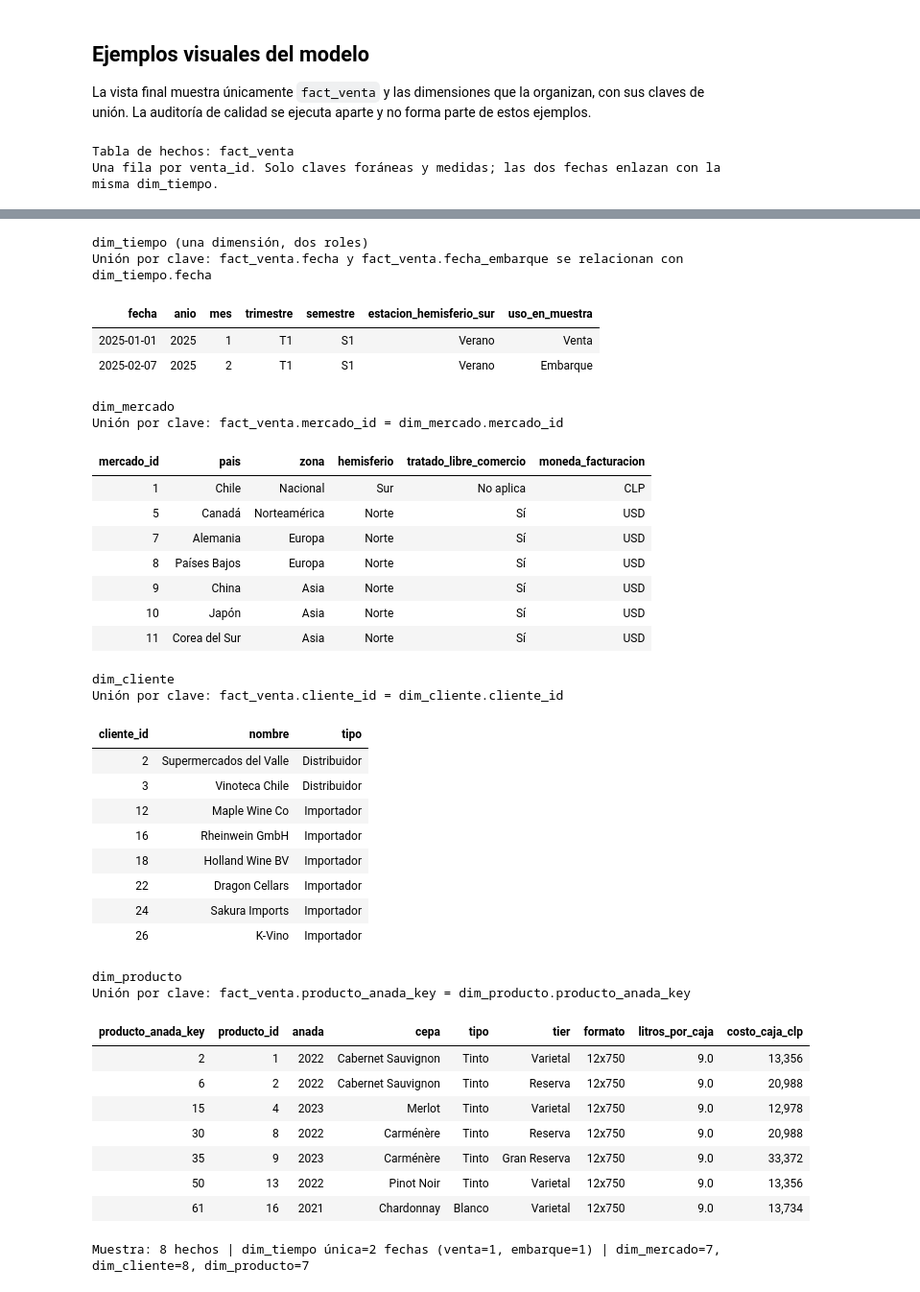
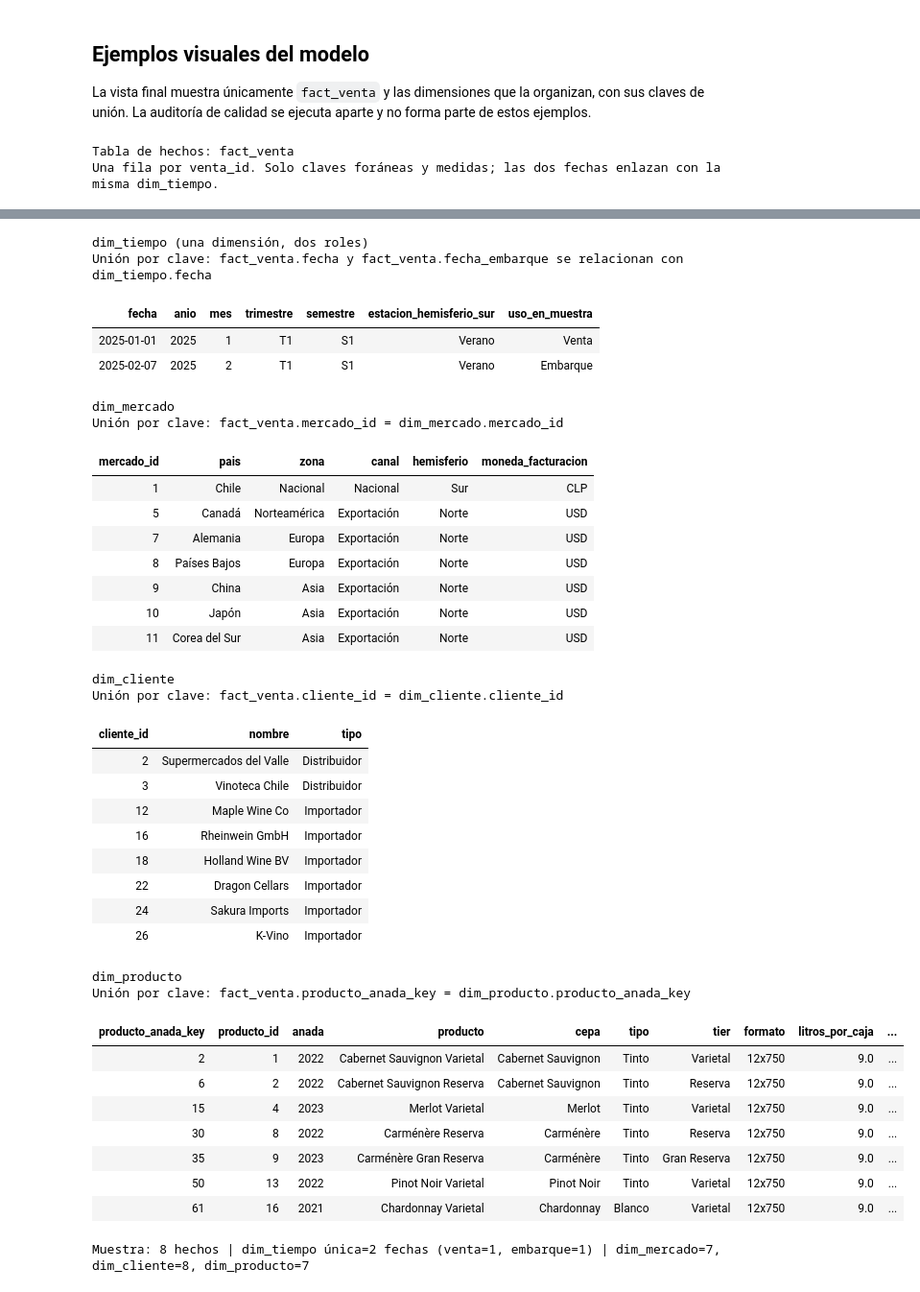
Before and after one commit to mtombolini/vina-vallehondo-bi, a Jupyter notebook: notebooks/03_modelado_estrella.ipynb, the cells around one changed output, grey strips where cells are left out. Shown at 96% size. Saved outputs shown, nothing was run; the diff lists cells and outputs as text; code cells hidden in the pictures.

```diff
--- a/notebooks/03_modelado_estrella.ipynb
+++ b/notebooks/03_modelado_estrella.ipynb
@@ -213,17 +203,8 @@ dim_producto = dim_producto.merge(
 )
 assert dim_producto["tipo"].notna().all(), "Hay productos sin tipo de vino en el maestro de cepas."
 dim_producto = dim_producto[
-    [
-        "producto_anada_key",
-        "producto_id",
-        "anada",
-        "cepa",
-        "tipo",
-        "tier",
-        "formato",
-        "litros_por_caja",
-        "costo_caja_clp",
-    ]
+    ["producto_anada_key", "producto_id", "anada", "producto", "cepa", "tipo",
+     "tier", "formato", "litros_por_caja", "costo_caja_clp"]
 ]
 print("Tipo de vino unido desde el maestro de cepas:")
 print(dim_producto.groupby(["cepa", "tipo"]).size().rename("producto-añada"))
@@ -553,29 +530,9 @@ def tabla_html(frame, fechas=(), numeros=(), montos=()):
     return vista.to_html(index=False, classes="star-table", border=0)
 
 
-columnas_hecho = [
-    "venta_id",
-    "fecha",
-    "mercado_id",
-    "cliente_id",
-    "producto_anada_key",
-    "fecha_embarque",
-    "cajas",
-    "litros",
-    "monto_bruto",
-    "monto_descuento",
-    "ingreso_neto_moneda_original",
-    "ingreso_neto_clp_fecha_venta",
-    "ingreso_neto_clp_fecha_embarque",
-    "costo_total_clp",
-]
+columnas_hecho = fact_venta.columns.tolist()
 columnas_monto_hecho = [
-    "monto_bruto",
-    "monto_descuento",
-    "ingreso_neto_moneda_original",
-    "ingreso_neto_clp_fecha_venta",
-    "ingreso_neto_clp_fecha_embarque",
-    "costo_total_clp",
+    c for c in columnas_hecho if c.startswith(("monto_", "ingreso_", "costo_"))
 ]
 html_hecho = tabla_html(
     muestra_fact[columnas_hecho],
@@ -679,47 +636,47 @@ Tabla de hechos: fact_venta
 Una fila por venta_id. Solo claves foráneas y medidas; las dos fechas enlazan con la misma dim_tiempo.
 | venta_id | fecha | mercado_id | cliente_id | producto_anada_key | fecha_embarque | cajas | litros | monto_bruto | ... |
 | 400001 | 2025-01-01 | 1 | 2 | 15 | - | 170.0 | 1,530.0 | 3,700,730 | ... |
 | 400002 | 2025-01-01 | 9 | 22 | 30 | - | 154.0 | 1,386.0 | 6,981 | ... |
 | 400003 | 2025-01-01 | 10 | 24 | 35 | - | 206.0 | 1,854.0 | 15,378 | ... |
 | 400004 | 2025-01-01 | 1 | 3 | 2 | - | 190.0 | 1,710.0 | 4,036,550 | ... |
 | 400005 | 2025-01-01 | 11 | 26 | 50 | - | 183.0 | 1,647.0 | 4,473 | ... |
 | 400006 | 2025-01-01 | 8 | 18 | 15 | - | 63.0 | 567.0 | 1,453 | ... |
 | 400007 | 2025-01-01 | 7 | 16 | 61 | 2025-02-07 | 27.0 | 243.0 | 663 | ... |
 | 400008 | 2025-01-01 | 5 | 12 | 6 | - | 146.0 | 1,314.0 | 6,409 | ... |
 dim_tiempo (una dimensión, dos roles)
 Unión por clave: fact_venta.fecha y fact_venta.fecha_embarque se relacionan con dim_tiempo.fecha
 | fecha | anio | mes | trimestre | semestre | estacion_hemisferio_sur | uso_en_muestra |
 | 2025-01-01 | 2025 | 1 | T1 | S1 | Verano | Venta |
 | 2025-02-07 | 2025 | 2 | T1 | S1 | Verano | Embarque |
 dim_mercado
 Unión por clave: fact_venta.mercado_id = dim_mercado.mercado_id
-| mercado_id | pais | zona | hemisferio | tratado_libre_comercio | moneda_facturacion |
-| 1 | Chile | Nacional | Sur | No aplica | CLP |
-| 5 | Canadá | Norteamérica | Norte | Sí | USD |
-| 7 | Alemania | Europa | Norte | Sí | USD |
-| 8 | Países Bajos | Europa | Norte | Sí | USD |
-| 9 | China | Asia | Norte | Sí | USD |
-| 10 | Japón | Asia | Norte | Sí | USD |
-| 11 | Corea del Sur | Asia | Norte | Sí | USD |
+| mercado_id | pais | zona | canal | hemisferio | moneda_facturacion |
+| 1 | Chile | Nacional | Nacional | Sur | CLP |
+| 5 | Canadá | Norteamérica | Exportación | Norte | USD |
+| 7 | Alemania | Europa | Exportación | Norte | USD |
+| 8 | Países Bajos | Europa | Exportación | Norte | USD |
+| 9 | China | Asia | Exportación | Norte | USD |
+| 10 | Japón | Asia | Exportación | Norte | USD |
+| 11 | Corea del Sur | Asia | Exportación | Norte | USD |
 dim_cliente
 Unión por clave: fact_venta.cliente_id = dim_cliente.cliente_id
 | cliente_id | nombre | tipo |
 | 2 | Supermercados del Valle | Distribuidor |
 | 3 | Vinoteca Chile | Distribuidor |
 | 12 | Maple Wine Co | Importador |
 | 16 | Rheinwein GmbH | Importador |
 | 18 | Holland Wine BV | Importador |
 | 22 | Dragon Cellars | Importador |
 | 24 | Sakura Imports | Importador |
 | 26 | K-Vino | Importador |
 dim_producto
 Unión por clave: fact_venta.producto_anada_key = dim_producto.producto_anada_key
-| producto_anada_key | producto_id | anada | cepa | tipo | tier | formato | litros_por_caja | costo_caja_clp |
-| 2 | 1 | 2022 | Cabernet Sauvignon | Tinto | Varietal | 12x750 | 9.0 | 13,356 |
-| 6 | 2 | 2022 | Cabernet Sauvignon | Tinto | Reserva | 12x750 | 9.0 | 20,988 |
-| 15 | 4 | 2023 | Merlot | Tinto | Varietal | 12x750 | 9.0 | 12,978 |
-| 30 | 8 | 2022 | Carménère | Tinto | Reserva | 12x750 | 9.0 | 20,988 |
-| 35 | 9 | 2023 | Carménère | Tinto | Gran Reserva | 12x750 | 9.0 | 33,372 |
-| 50 | 13 | 2022 | Pinot Noir | Tinto | Varietal | 12x750 | 9.0 | 13,356 |
-| 61 | 16 | 2021 | Chardonnay | Blanco | Varietal | 12x750 | 9.0 | 13,734 |
+| producto_anada_key | producto_id | anada | producto | cepa | tipo | tier | formato | litros_por_caja | ... |
+| 2 | 1 | 2022 | Cabernet Sauvignon Varietal | Cabernet Sauvignon | Tinto | Varietal | 12x750 | 9.0 | ... |
+| 6 | 2 | 2022 | Cabernet Sauvignon Reserva | Cabernet Sauvignon | Tinto | Reserva | 12x750 | 9.0 | ... |
+| 15 | 4 | 2023 | Merlot Varietal | Merlot | Tinto | Varietal | 12x750 | 9.0 | ... |
+| 30 | 8 | 2022 | Carménère Reserva | Carménère | Tinto | Reserva | 12x750 | 9.0 | ... |
+| 35 | 9 | 2023 | Carménère Gran Reserva | Carménère | Tinto | Gran Reserva | 12x750 | 9.0 | ... |
+| 50 | 13 | 2022 | Pinot Noir Varietal | Pinot Noir | Tinto | Varietal | 12x750 | 9.0 | ... |
+| 61 | 16 | 2021 | Chardonnay Varietal | Chardonnay | Blanco | Varietal | 12x750 | 9.0 | ... |
 Muestra: 8 hechos | dim_tiempo única=2 fechas (venta=1, embarque=1) | dim_mercado=7, dim_cliente=8, dim_producto=7
```
Also changed, not shown: parts of 3 cells of this notebook, 2 other files.
